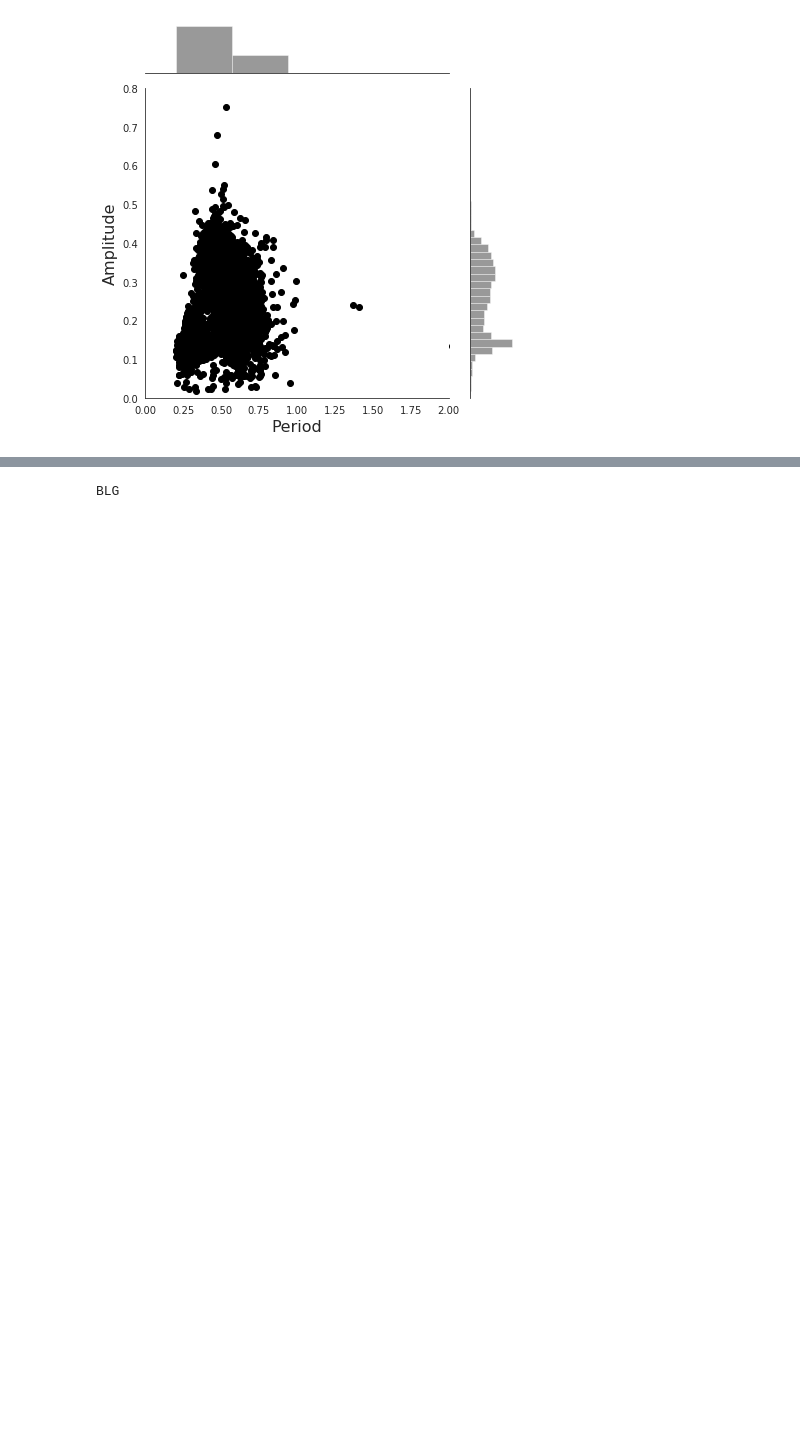
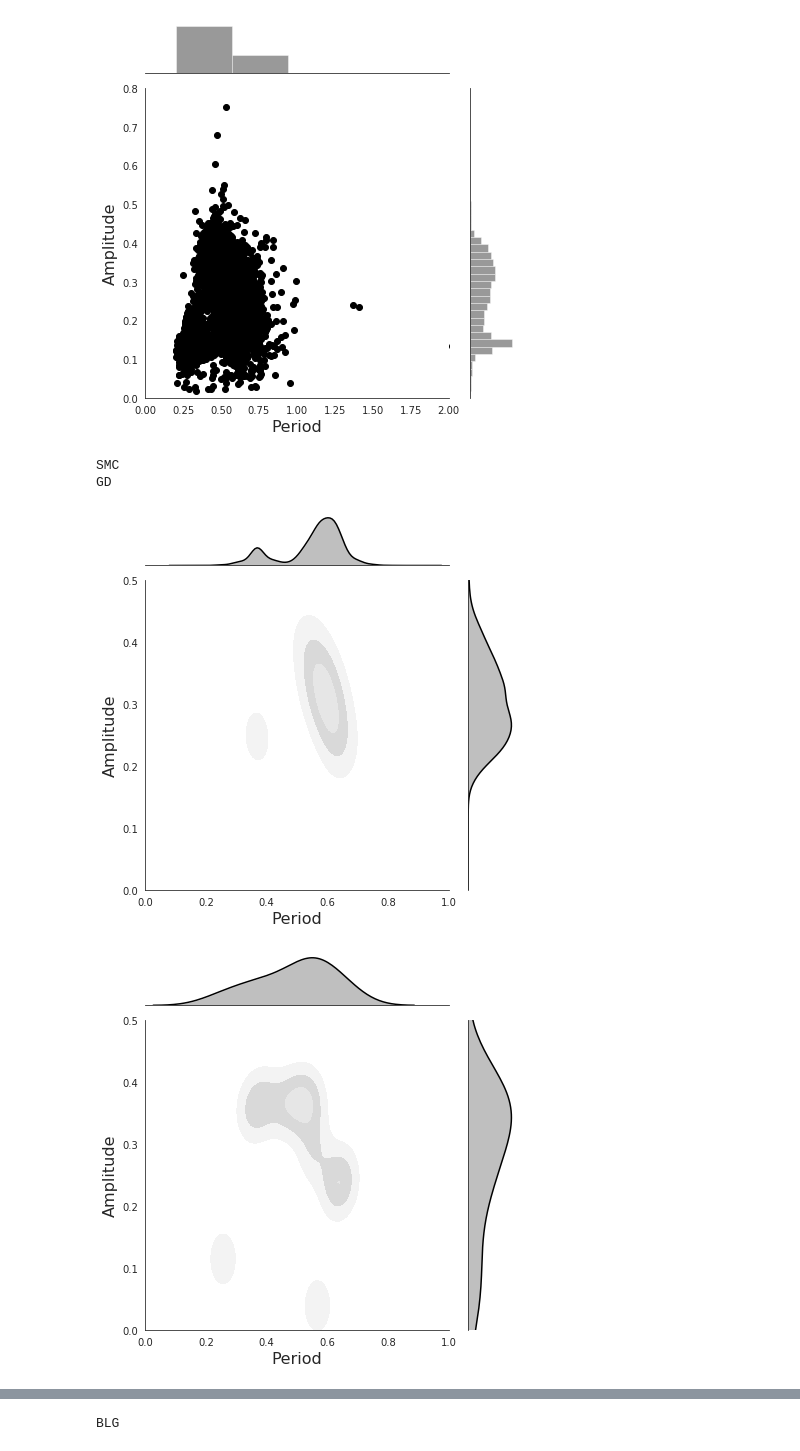
Before and after one commit to frperezgalarce/vsbms, a Jupyter notebook: Notebooks/Plots05052020.ipynb, the cells around one changed output, grey strips where cells are left out. Cells and saved outputs as stored; diff of their text form; code cells hidden in the pictures; blank space fills up the shorter version.

```diff
--- a/Notebooks/Plots05052020.ipynb
+++ b/Notebooks/Plots05052020.ipynb
@@ -149,3 +149,31 @@ SMC
 BLG
 [figure]
 [figure]
+# %%
+#df = sns.load_dataset('iris')
+# Custom the inside plot: options are: “scatter” | “reg” | “resid” | “kde” | “hex”
+#sns.jointplot(x=lc_train['Amplitude'], y=lc_train["PeriodLS"], kind='scatter')
+#sns.jointplot(x=lc_train['Amplitude'], y=lc_train["PeriodLS"], kind='hex')
+fifty_shades_of_grey = ["#e6e6e6","#f3f3f3","#d9d9d9"]
+
+lc_test = lc_test[lc_test['Class']=='RRLYR']
+for f in [ 'SMC', 'GD']:
+    lc= lc_test[lc_test['Field']==f]
+    print(f)
+    h = sns.jointplot(x=lc['PeriodLS'], y=lc["Amplitude"], kind='kde', xlim=(0,1),
+                      ylim =(0, 0.5), color='black', colors=fifty_shades_of_grey,cmap=None, bw=.04, kernel='triw',
+                      alpha=1, n_levels=3, gridsize=100,
+                      shade_lowest=False, shade=True)
+    h.set_axis_labels('x', 'y', fontsize=16)
+# or set labels via the axes objects
+    h.ax_joint.set_xlabel('Period')
+    h.ax_joint.set_ylabel('Amplitude')
+    # also possible to manipulate the histogram plots this way, e.g.
+    #h.ax_marg_y.grid('on') # with ugly consequences...
+    # labels appear outside of plot area, so auto-adjust
+    plt.tight_layout()
+# %% [output]
+SMC
+GD
+[figure, added]
+[figure, added]
```
Also changed, not shown: parts of 2 cells of this notebook.
